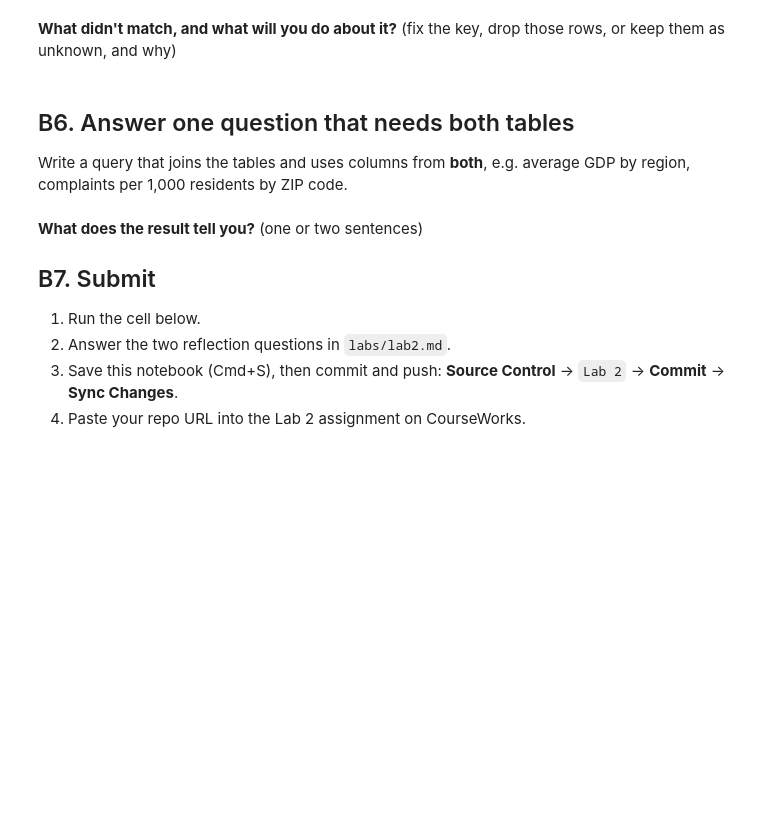
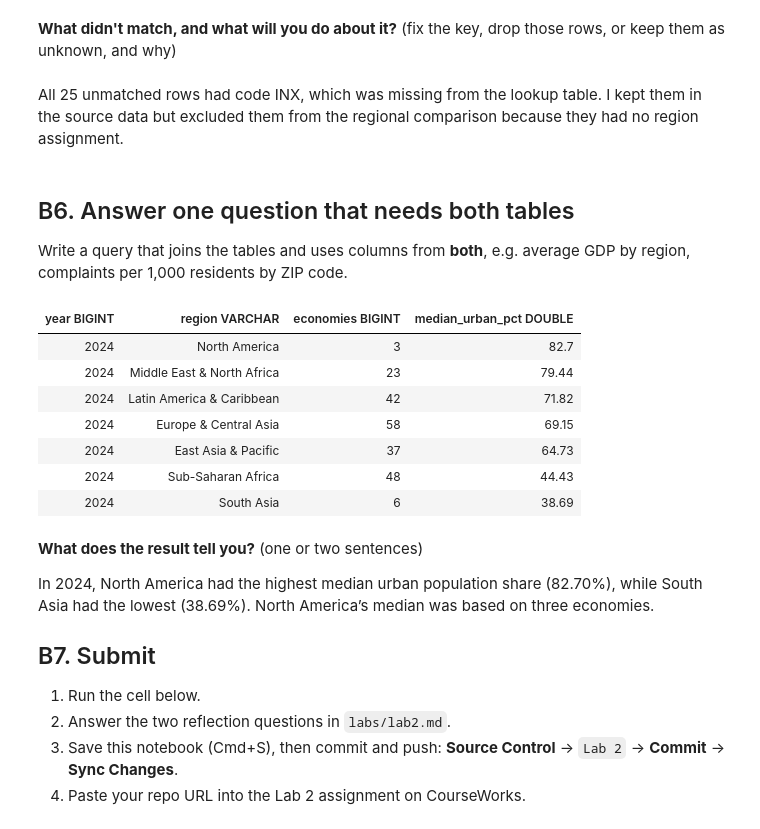
Before and after one commit to sp4609/data-infra-project, a Jupyter notebook: notebooks/lab2_joins.ipynb, the cells around one changed output. Cells and saved outputs as stored; diff of their text form; code cells hidden in the pictures; blank space fills up the shorter version.

```diff
--- a/notebooks/lab2_joins.ipynb
+++ b/notebooks/lab2_joins.ipynb
@@ -359,17 +506,48 @@ con.sql(f"""
 # %% [markdown]
 **What didn't match, and what will you do about it?** (fix the key, drop those rows, or keep them as unknown, and why)
+# %% [markdown]
+All 25 unmatched rows had code INX, which was missing from the lookup table. I kept them in the source data but excluded them from the regional comparison because they had no region assignment.
 # %% [markdown]
 ## B6. Answer one question that needs both tables
 
 Write a query that joins the tables and uses columns from **both**, e.g. average GDP by region, complaints per 1,000 residents by ZIP code.
 # %%
 con.sql("""
-    -- your query here: join table_a and table_b, then GROUP BY a column from table_b
-    SELECT * FROM table_a LIMIT 5
+    WITH eligible AS (
+        SELECT a.year, a.urban_pct, b.Region AS region
+        FROM table_a a
+        JOIN table_b b ON a.country_code = b.country_code
+        WHERE a.urban_pct IS NOT NULL
+          AND NULLIF(TRIM(b.Region), '') IS NOT NULL
+    ),
+    selected_year AS (
+        SELECT year
+        FROM eligible
+        GROUP BY year
+        ORDER BY COUNT(*) DESC, year DESC
+        LIMIT 1
+    )
+    SELECT year, region,
+           COUNT(*) AS economies,
+           ROUND(MEDIAN(urban_pct), 2) AS median_urban_pct
+    FROM eligible
+    WHERE year = (SELECT year FROM selected_year)
+    GROUP BY year, region
+    ORDER BY median_urban_pct DESC
 """)
+# %% [output]
+| year BIGINT | region VARCHAR | economies BIGINT | median_urban_pct DOUBLE |
+| 2024 | North America | 3 | 82.7 |
+| 2024 | Middle East & North Africa | 23 | 79.44 |
+| 2024 | Latin America & Caribbean | 42 | 71.82 |
+| 2024 | Europe & Central Asia | 58 | 69.15 |
+| 2024 | East Asia & Pacific | 37 | 64.73 |
+| 2024 | Sub-Saharan Africa | 48 | 44.43 |
+| 2024 | South Asia | 6 | 38.69 |
 # %% [markdown]
 **What does the result tell you?** (one or two sentences)
 
+In 2024, North America had the highest median urban population share (82.70%), while South Asia had the lowest (38.69%). North America’s median was based on three economies.
 ## B7. Submit
 
 1. Run the cell below.
```
Also changed, not shown: parts of 29 cells of this notebook, 2 other files.
